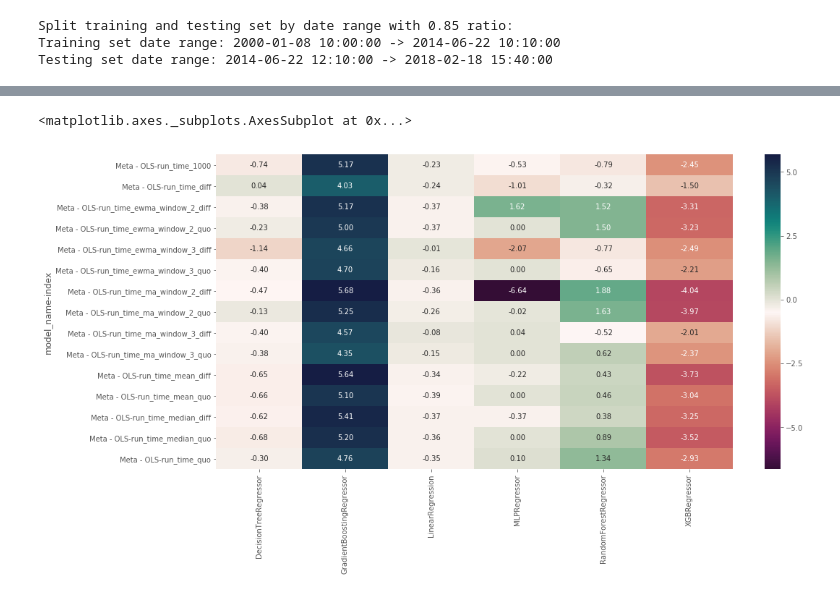
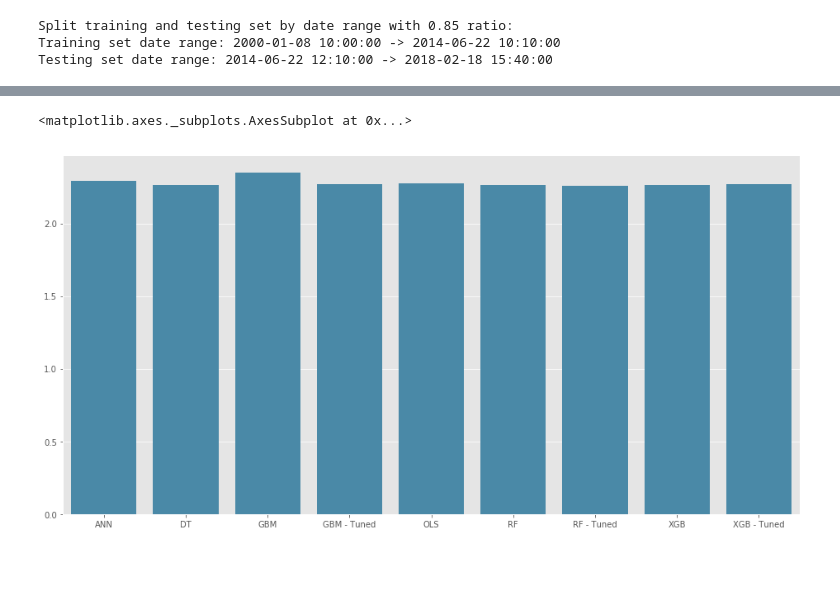
Before and after one commit to terryluzj/ba-fyp-sports-analytics, a Jupyter notebook: analysis/predictive/regression_models_first.ipynb, the cells around one changed output, grey strips where cells are left out. Saved outputs shown, nothing was run; the diff lists cells and outputs as text; code cells hidden in the pictures; blank space fills up the shorter version.

Commit message:
Improved generalization of data pipeline

```diff
--- a/analysis/predictive/regression_models_first.ipynb
+++ b/analysis/predictive/regression_models_first.ipynb
@@ -173,14 +174,13 @@ Training set date range: 2000-01-08 10:00:00 -> 2014-06-22 10:10:00
 Testing set date range: 2014-06-22 12:10:00 -> 2018-02-18 15:40:00
 # %%
 # Add base model
-mc.add_model(LinearRegression, model_name='OLS - Base Model', fit_intercept=True)
-mc.add_model(XGBRegressor, 'XGB - Base Model (0.1LR)', learning_rate=0.1)
-mc.add_model(DecisionTreeRegressor, 'DT - Base Model (6MD)', max_depth=6)
-mc.add_model(RandomForestRegressor, 'RF - Base Model (6MD, 20E)', max_depth=6, n_estimators=20)
-mc.add_model(GradientBoostingRegressor, 'GBM - Base Model (6MD, 0.1LR)',
+mc.add_model(LinearRegression, model_name='OLS', fit_intercept=True)
+mc.add_model(XGBRegressor, 'XGB', learning_rate=0.1)
+mc.add_model(DecisionTreeRegressor, 'DT', max_depth=6)
+mc.add_model(RandomForestRegressor, 'RF', max_depth=6, n_estimators=20)
+mc.add_model(GradientBoostingRegressor, 'GBM',
              n_estimators=100, max_depth=6, min_samples_split=2, learning_rate=0.1)
 
 # Add ANN with verbose as True
-mc.add_model(MLPRegressor, 'ANN - Base Model (normalized, 100000MI, 0.01LR, 300HL)',
-             max_iter=100000, learning_rate_init=0.01, hidden_layer_sizes=(300,), activation='tanh')
+mc.add_model(MLPRegressor, 'ANN', max_iter=100000, learning_rate_init=0.001, hidden_layer_sizes=(150,), activation='tanh')
 # %% [output]
@@ -256,0 +204,9 @@ Testing set date range: 2014-08-02 15:25:00 -> 2018-02-18 16:25:00
+# %%
+mc.add_model(XGBRegressor, 'XGB - Tuned',
+             learning_rate=0.1, colsample_bytree=0.8, gamma=0.3, max_depth=3,
+             min_child_weight=7, reg_alpha=0.01, subsample=0.6)
+mc.add_model(RandomForestRegressor, 'RF - Tuned',
+             max_depth=8, n_estimators=40, max_features='sqrt')
+mc.add_model(GradientBoostingRegressor, 'GBM - Tuned',
+             n_estimators=100, max_depth=5, max_features=20, min_samples_leaf=50,
+             min_samples_split=500, subsample=0.8, learning_rate=0.1)
@@ -257,8 +225,9 @@ Testing set date range: 2014-08-02 15:25:00 -> 2018-02-18 16:25:00
 # %%
 # Set some specs for plotting
+report = mc.get_report(filter_word='RMSE')
 mpl.rcParams['figure.figsize'] = (16.0, 8.0)
 mpl.style.use('ggplot')
-sns.heatmap(meta_report.reset_index().set_index(['model_name', 'index']).astype(float), annot=True, fmt='.2f', cmap=cmocean.cm.curl_r)
+sns.barplot(data=report, color='#3A8FB7')
 # %% [output]
 <matplotlib.axes._subplots.AxesSubplot at 0x...>
-[figure, old version]
+[figure, new version]
```
Also changed, not shown: parts of 41 cells of this notebook, 5 other files.
